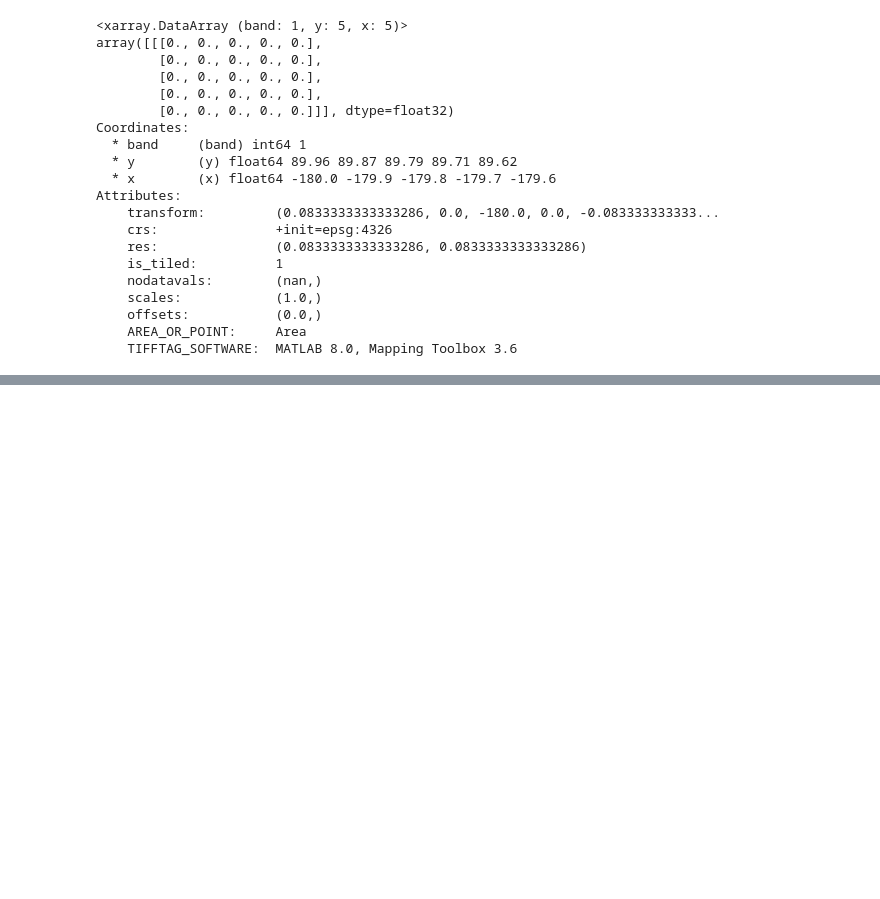
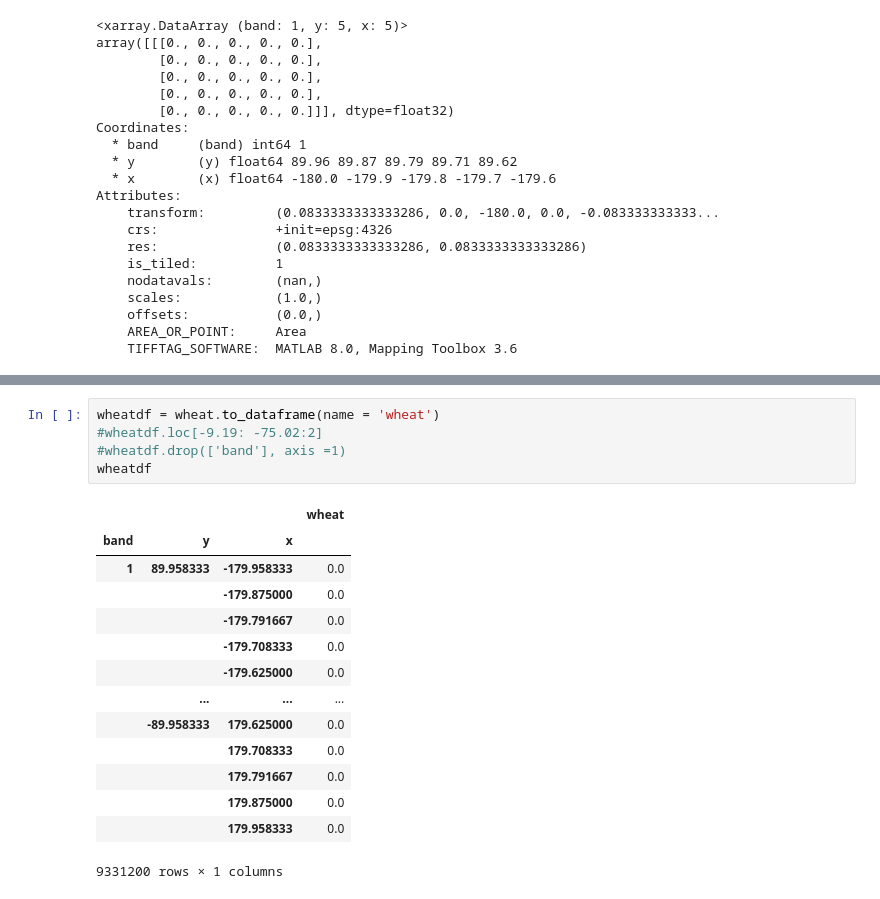
Before and after one commit to ijdershem/DS4Earth_ElNino, a Jupyter notebook: Claire.ipynb, the cells around one changed output, grey strips where cells are left out. Drawn from its saved outputs; the diff is of its cells as text; blank space fills up the shorter version.

```diff
--- a/Claire.ipynb
+++ b/Claire.ipynb
@@ -71,0 +124,20 @@ wheat_df = pd.data
+# %%
+wheatdf = wheat.to_dataframe(name = 'wheat')
+#wheatdf.loc[-9.19: -75.02:2]
+#wheatdf.drop(['band'], axis =1)
+wheatdf
+# %% [output]
+|  |  |  | wheat |
+| band | y | x |  |
+| 1 | 89.958333 | -179.958333 | 0.0 |
+|  |  | -179.875000 | 0.0 |
+|  |  | -179.791667 | 0.0 |
+|  |  | -179.708333 | 0.0 |
+|  |  | -179.625000 | 0.0 |
+|  | ... | ... | ... |
+|  | -89.958333 | 179.625000 | 0.0 |
+|  |  | 179.708333 | 0.0 |
+|  |  | 179.791667 | 0.0 |
+|  |  | 179.875000 | 0.0 |
+|  |  | 179.958333 | 0.0 |
+9331200 rows × 1 columns
```
Also changed, not shown: parts of 17 cells of this notebook.
